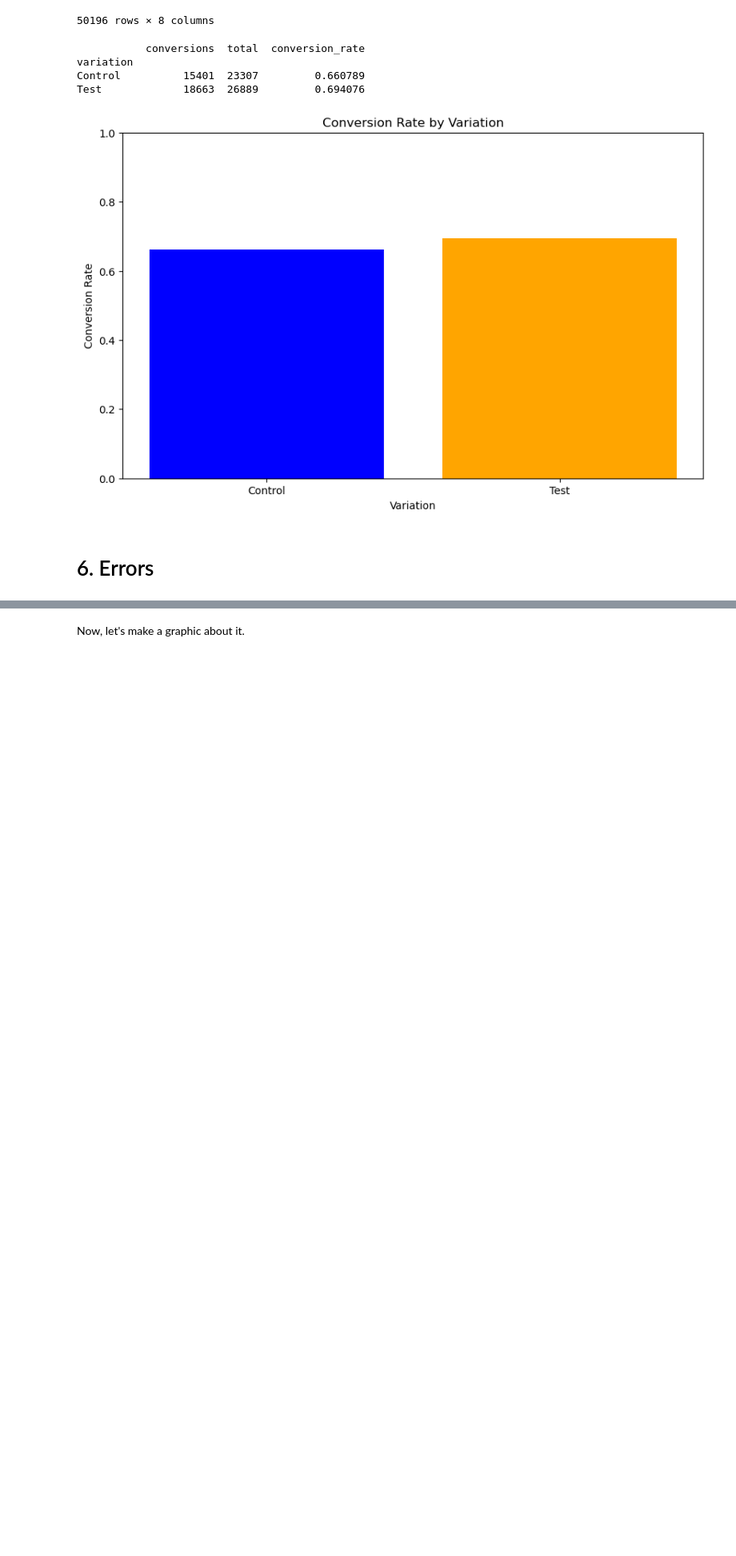
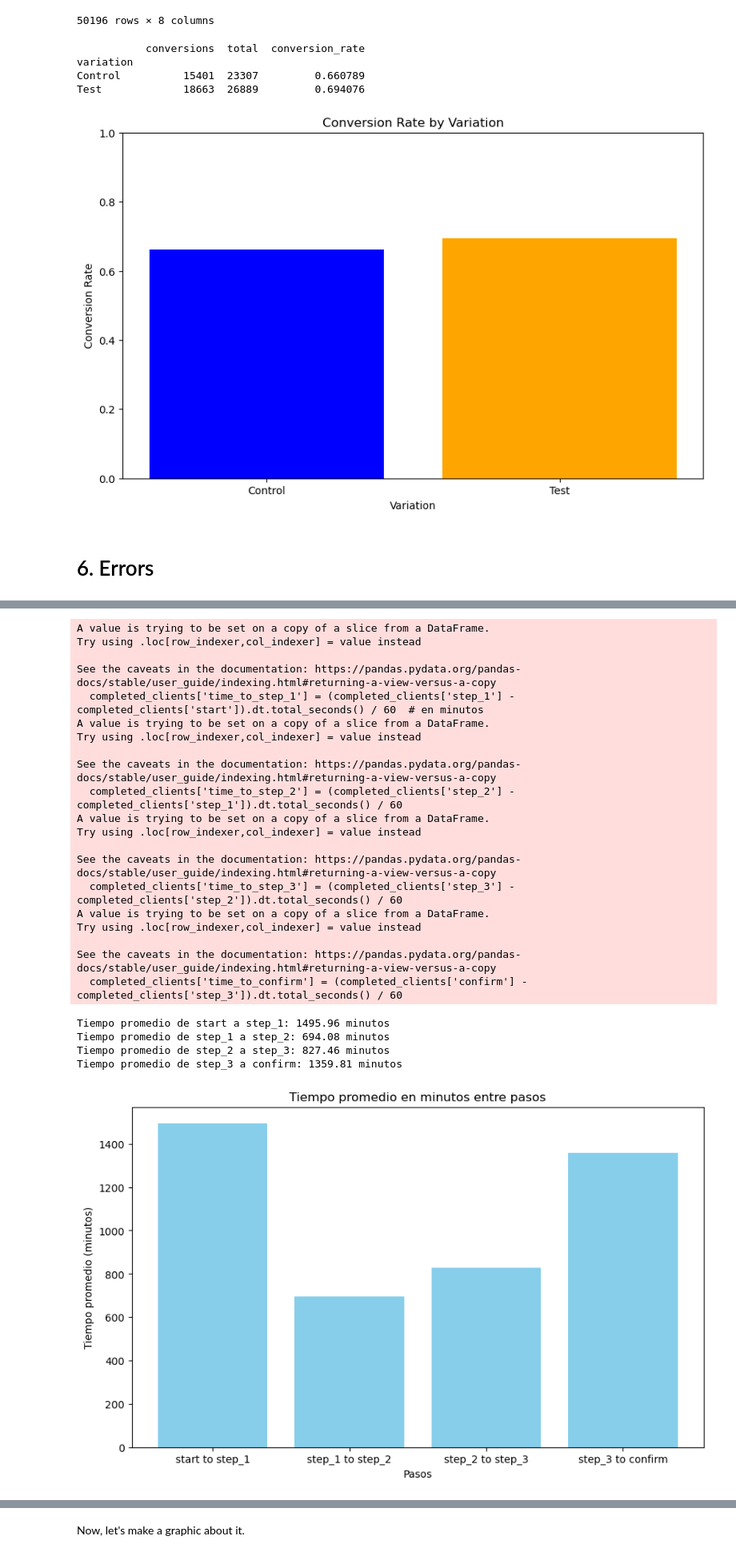
Before and after one commit to davidmoreno-gh/Vanguard-AB-Testing, a Jupyter notebook: notebooks/1. main.ipynb, the cells around one changed output, grey strips where cells are left out. Shown at 80% size. Drawn from its saved outputs; the diff is of its cells as text; code cells hidden in the pictures; blank space fills up the shorter version.

```diff
--- a/notebooks/1. main.ipynb
+++ b/notebooks/1. main.ipynb
@@ -1380,0 +1347,61 @@ No error counter: 0
+# %%
+# Asegúrate de que df_clean_fp esté cargado y limpio
+df_clean_fp = pd.read_csv('../clean_data/df_clean_fp.csv', parse_dates=['start', 'step_1', 'step_2', 'step_3', 'confirm'])
+
+# Filtrar clientes que han completado todos los pasos en el orden correcto
+completed_clients = df_clean_fp.dropna(subset=['start', 'step_1', 'step_2', 'step_3', 'confirm'])
+
+# Calcular el tiempo entre cada paso
+completed_clients['time_to_step_1'] = (completed_clients['step_1'] - completed_clients['start']).dt.total_seconds() / 60  # en minutos
+completed_clients['time_to_step_2'] = (completed_clients['step_2'] - completed_clients['step_1']).dt.total_seconds() / 60
+completed_clients['time_to_step_3'] = (completed_clients['step_3'] - completed_clients['step_2']).dt.total_seconds() / 60
+completed_clients['time_to_confirm'] = (completed_clients['confirm'] - completed_clients['step_3']).dt.total_seconds() / 60
+
+# Calcular el tiempo promedio entre cada paso
+average_time_to_step_1 = completed_clients['time_to_step_1'].mean()
+average_time_to_step_2 = completed_clients['time_to_step_2'].mean()
+average_time_to_step_3 = completed_clients['time_to_step_3'].mean()
+average_time_to_confirm = completed_clients['time_to_confirm'].mean()
+
+# Mostrar los resultados
+print(f"Tiempo promedio de start a step_1: {average_time_to_step_1:.2f} minutos")
+print(f"Tiempo promedio de step_1 a step_2: {average_time_to_step_2:.2f} minutos")
+print(f"Tiempo promedio de step_2 a step_3: {average_time_to_step_3:.2f} minutos")
+print(f"Tiempo promedio de step_3 a confirm: {average_time_to_confirm:.2f} minutos")
+
+# Graficar los resultados
+average_times = [average_time_to_step_1, average_time_to_step_2, average_time_to_step_3, average_time_to_confirm]
+steps = ['start to step_1', 'step_1 to step_2', 'step_2 to step_3', 'step_3 to confirm']
+
+plt.figure(figsize=(10, 6))
+plt.bar(steps, average_times, color='skyblue')
+plt.title('Tiempo promedio en minutos entre pasos')
+plt.ylabel('Tiempo promedio (minutos)')
+plt.xlabel('Pasos')
+plt.show()
+# %% [output]
+A value is trying to be set on a copy of a slice from a DataFrame.
+Try using .loc[row_indexer,col_indexer] = value instead
+
+See the caveats in the documentation: https://pandas.pydata.org/pandas-docs/stable/user_guide/indexing.html#returning-a-view-versus-a-copy
+  completed_clients['time_to_step_1'] = (completed_clients['step_1'] - completed_clients['start']).dt.total_seconds() / 60  # en minutos
+A value is trying to be set on a copy of a slice from a DataFrame.
+Try using .loc[row_indexer,col_indexer] = value instead
+
+See the caveats in the documentation: https://pandas.pydata.org/pandas-docs/stable/user_guide/indexing.html#returning-a-view-versus-a-copy
+  completed_clients['time_to_step_2'] = (completed_clients['step_2'] - completed_clients['step_1']).dt.total_seconds() / 60
+A value is trying to be set on a copy of a slice from a DataFrame.
+Try using .loc[row_indexer,col_indexer] = value instead
+
+See the caveats in the documentation: https://pandas.pydata.org/pandas-docs/stable/user_guide/indexing.html#returning-a-view-versus-a-copy
+  completed_clients['time_to_step_3'] = (completed_clients['step_3'] - completed_clients['step_2']).dt.total_seconds() / 60
+A value is trying to be set on a copy of a slice from a DataFrame.
+Try using .loc[row_indexer,col_indexer] = value instead
+
+See the caveats in the documentation: https://pandas.pydata.org/pandas-docs/stable/user_guide/indexing.html#returning-a-view-versus-a-copy
+  completed_clients['time_to_confirm'] = (completed_clients['confirm'] - completed_clients['step_3']).dt.total_seconds() / 60
+Tiempo promedio de start a step_1: 1495.96 minutos
+Tiempo promedio de step_1 a step_2: 694.08 minutos
+Tiempo promedio de step_2 a step_3: 827.46 minutos
+Tiempo promedio de step_3 a confirm: 1359.81 minutos
+[figure, added]
```
Also changed, not shown: parts of 90 cells of this notebook, 4 other files.
